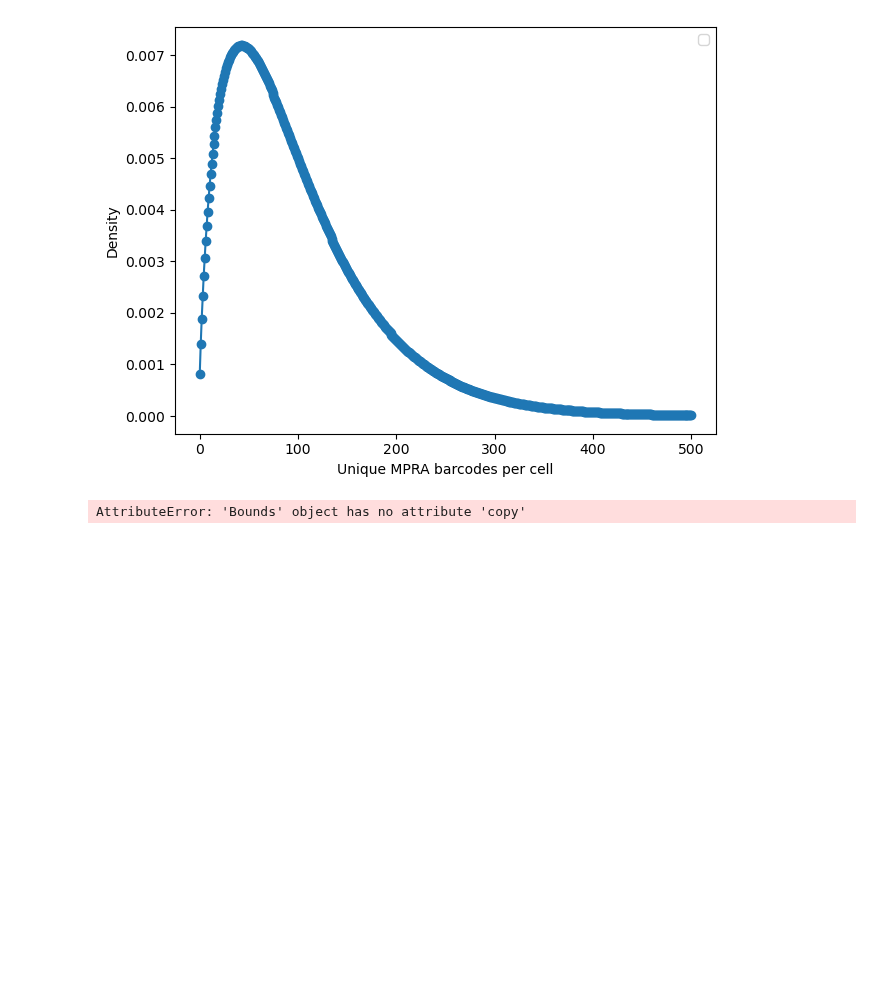
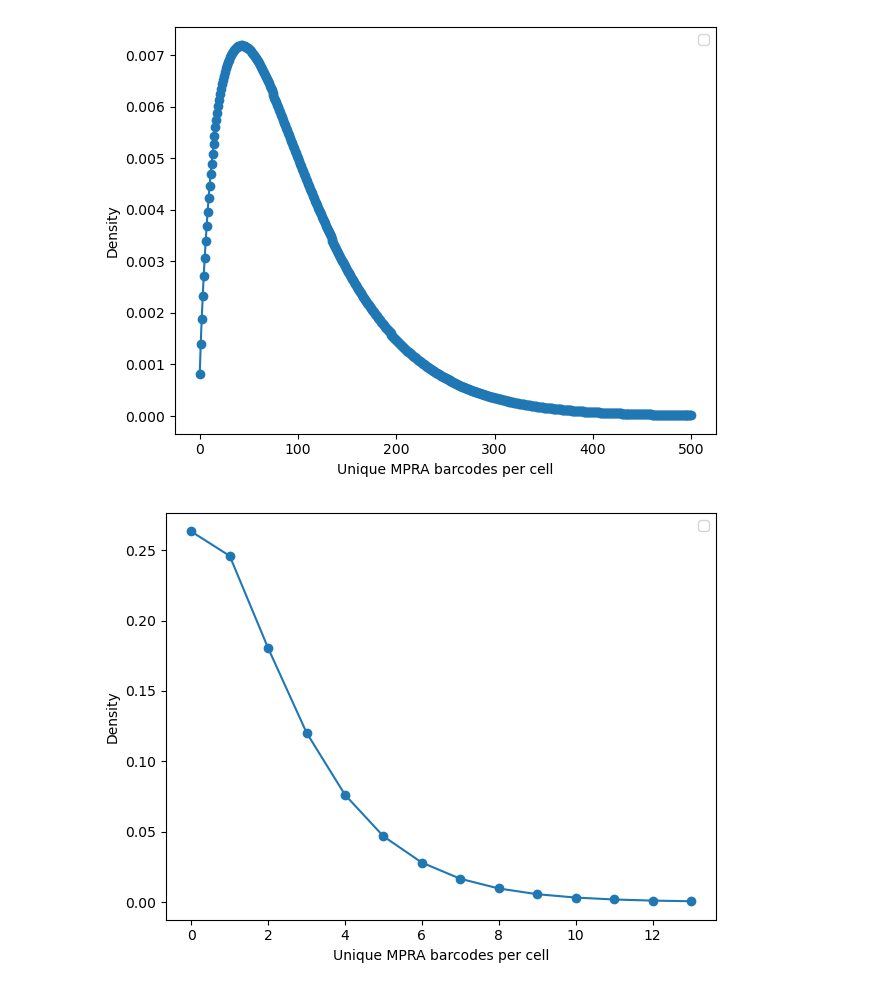
Before and after one commit to Reilly-Lab-Yale/tabula-rasa, a Jupyter notebook: analyses/supporting/bounds.ipynb, the cells around one changed output. Cells and saved outputs as stored; diff of their text form; code cells hidden in the pictures; blank space fills up the shorter version.

```diff
--- a/analyses/supporting/bounds.ipynb
+++ b/analyses/supporting/bounds.ipynb
@@ -69,8 +176,3 @@ artificial_bounds.set_effective_moi(100)
 artificial_bounds.plot_transfection()
 # %% [output]
 [figure]
-# %%
-#We first define our
-xyz=shendure_bounds.copy()
-# %% [output]
-AttributeError: 'Bounds' object has no attribute 'copy'
@@ -87,2 +179,8 @@ def simple_spread():
+# %%
+lame_experiment=scm.SHENDURE_BOUNDS.copy()
+lame_experiment.set_effective_moi(2)
+lame_experiment.plot_transfection()
+# %% [output]
+[figure, added]
 # %%
 def description_from_bounds(inp:scm.Bounds,
```
Also changed, not shown: parts of 10 cells of this notebook, 1 other file.
